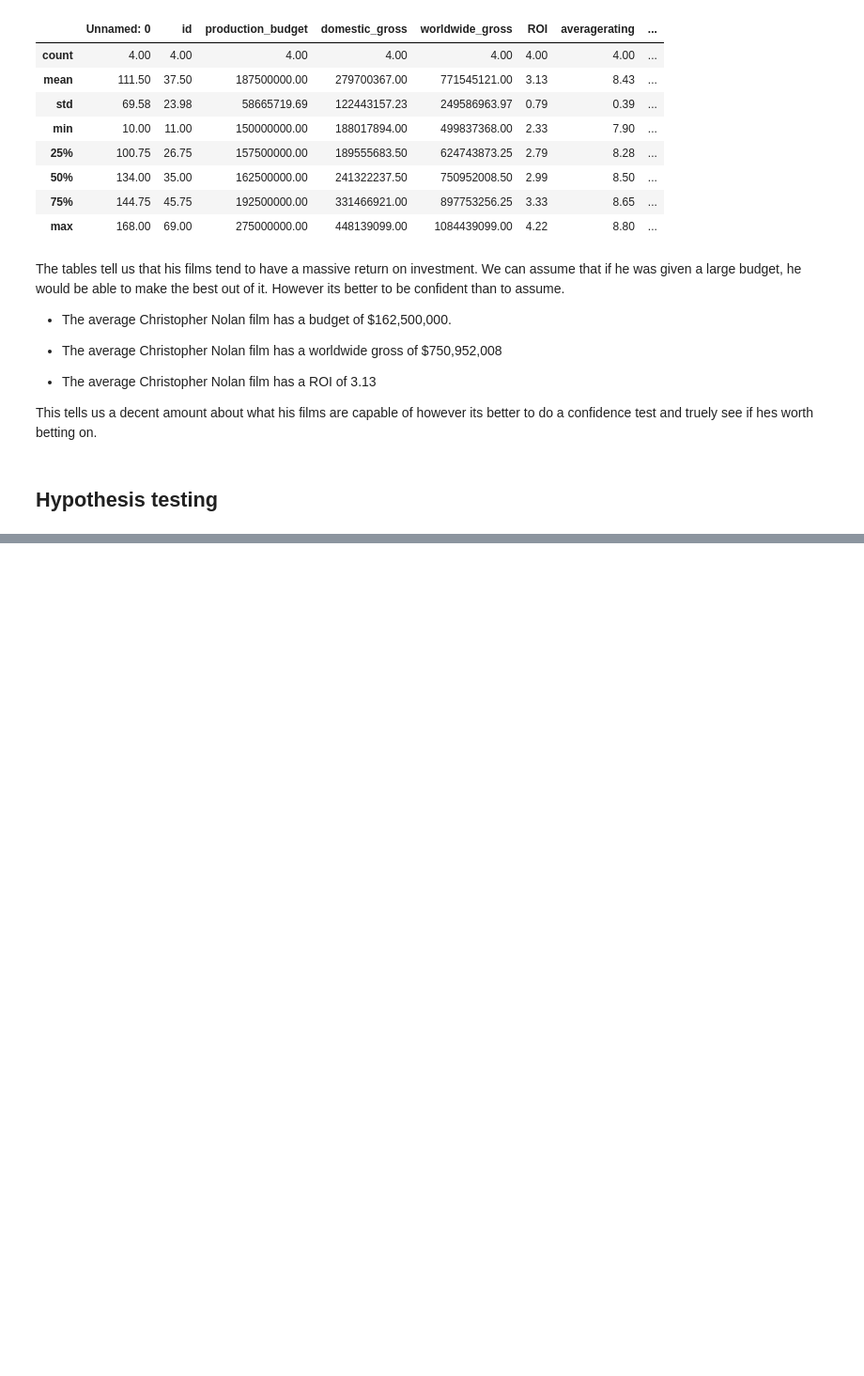
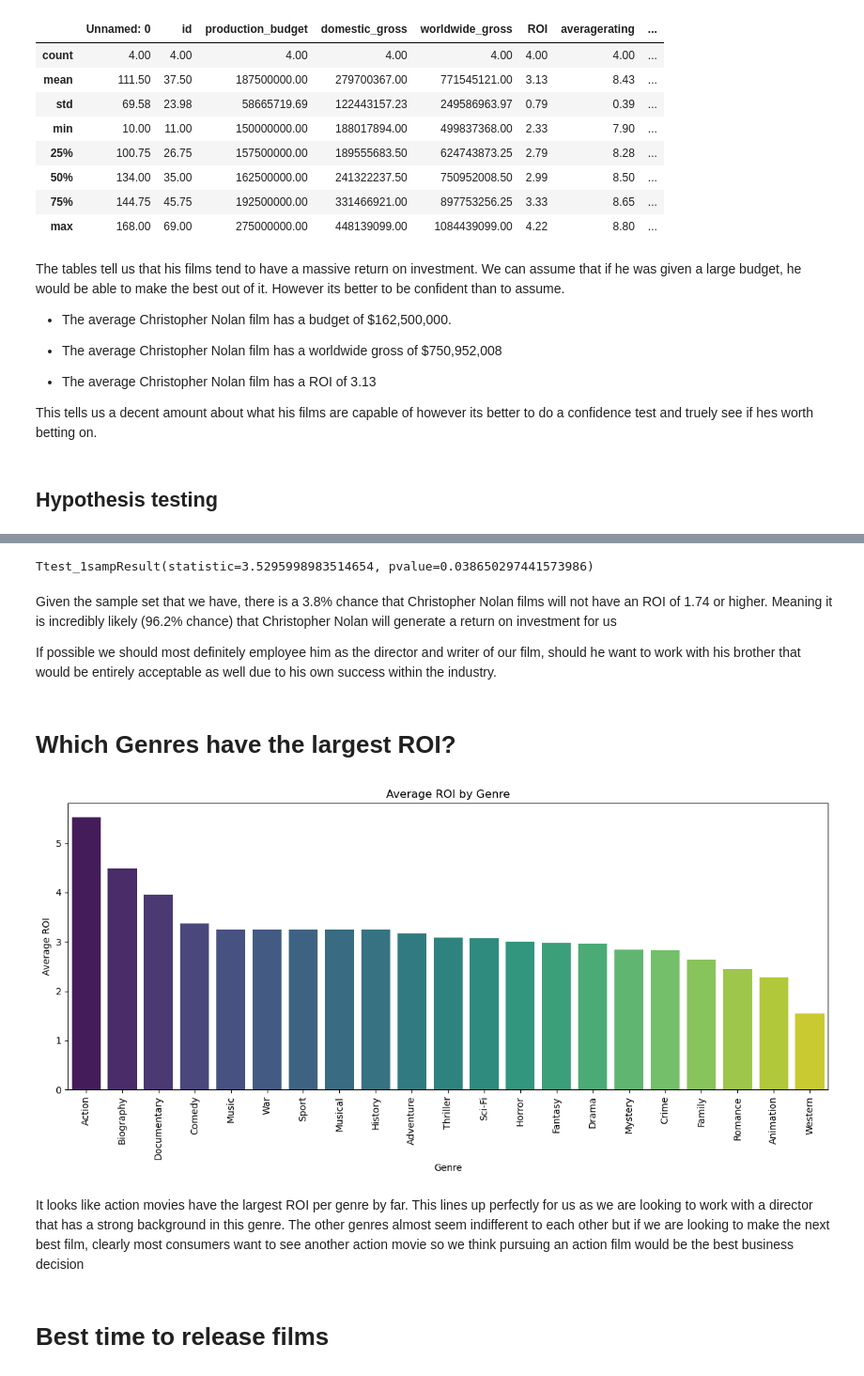
Before and after one commit to Psyluxxx/Movie-Studio-EDA, a Jupyter notebook: Franko/Analysis_of_Movie_Data.ipynb, the cells around one changed output, grey strips where cells are left out. Shown at 94% size. Saved outputs shown, nothing was run; the diff lists cells and outputs as text; code cells hidden in the pictures; blank space fills up the shorter version.

```diff
--- a/Franko/Analysis_of_Movie_Data.ipynb
+++ b/Franko/Analysis_of_Movie_Data.ipynb
@@ -247,0 +214,60 @@ We should also check which Month has the highest domestic gross.
+# %%
+# Performing T test
+stats.ttest_1samp(c_nolan_films['ROI'], 1.74)
+# %% [output]
+Ttest_1sampResult(statistic=3.5295998983514654, pvalue=0.038650297441573986)
+# %% [markdown]
+Given the sample set that we have, there is a 3.8% chance that Christopher Nolan films will not have an ROI of 1.74 or higher. Meaning it is incredibly likely (96.2% chance) that Christopher Nolan will generate a return on investment for us
+
+If possible we should most definitely employee him as the director and writer of our film, should he want to work with his brother that would be entirely acceptable as well due to his own success within the industry.
+# %% [markdown]
+# Which Genres have the largest ROI?
+# %%
+# Setting a threshold for 'successful' movies
+df_successful = budgets[budgets['ROI'] > 1]
+# Reading in our cleaned basics dataframe
+df_basics = pd.read_csv('../zippedData/movie_basics_cleaned.csv',index_col = 0)
+# %%
+# Drop 'movie_id' column from df_basics
+df_basics = df_basics.drop('movie_id', axis=1)
+
+# Drop 'id' column from df_successful
+df_successful = df_successful.drop('id', axis=1)
+
+# Merge the DataFrames using 'movie' column from df_successful and 'primary_title'
+merged_df = pd.merge(df_successful, df_basics, left_on='movie', right_on='primary_title', how='inner')
+
+# Create a new DataFrame by combining 'primary_title' and 'original_title'
+merged_df['title'] = merged_df['primary_title'].combine_first(merged_df['original_title'])
+
+# Drop 'primary_title' and 'original_title' columns
+merged_df = merged_df.drop(['primary_title', 'original_title'], axis=1)
+
+#Create 'successful_movies' dataframe and clean out unneccesary columns or duplicates
+successful_movies_df = merged_df.drop(['title', 'start_year'],axis = 1).drop_duplicates(subset = 'movie')
+
+#Filtering for movies with budget greater than $50 Mil to make it more relevant to our budget
+relevant_movies_df = successful_movies_df[successful_movies_df['production_budget'] > 50000000]
+# %%
+# Here i preprocessed the genres column using the split and stack functions, and then resetting the index
+genres_df = relevant_movies_df['genres'].str.split(',', expand=True).stack().reset_index(level=0, drop=True).rename('genre')
+merged_df = relevant_movies_df.drop('genres', axis=1).join(genres_df).sort_values(by='ROI', ascending = False)
+
+# Calculate average ROI for each genre
+genre_roi_avg = merged_df.groupby('genre')['ROI'].mean().reset_index().sort_values(by='ROI', ascending = False)
+
+# Create a bar plot
+plt.figure(figsize=(12, 6))
+sns.barplot(data=genre_roi_avg, x='genre', y='ROI', palette='viridis')
+plt.xticks(rotation=90)
+plt.xlabel('Genre')
+plt.ylabel('Average ROI')
+plt.title('Average ROI by Genre')
+plt.tight_layout()
+plt.show()
+# %% [output]
+[figure, added]
+# %% [markdown]
+It looks like action movies have the largest ROI per genre by far. This lines up perfectly for us as we are looking to work with a director that has a strong background in this genre. The other genres almost seem indifferent to each other but if we are looking to make the next best film, clearly most consumers want to see another action movie so we think pursuing an action film would be the best business decision
+# %% [markdown]
+# Best time to release films
```
Also changed, not shown: parts of 28 cells of this notebook, 1 other file.
